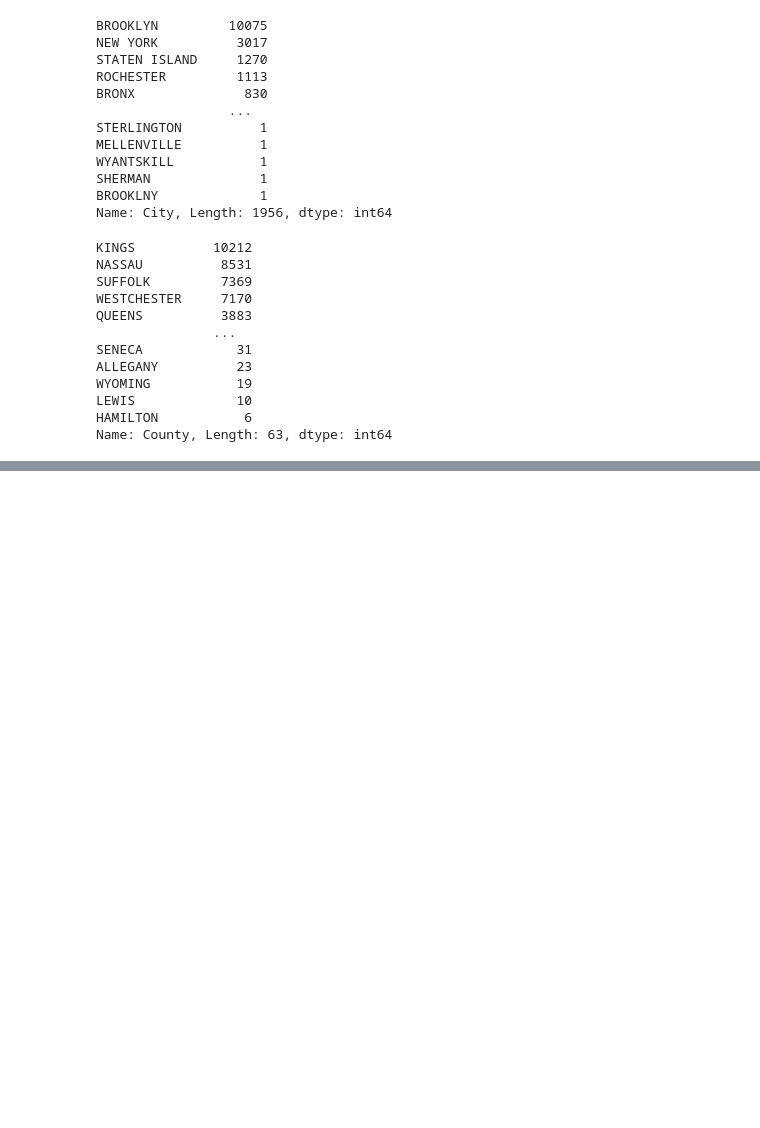
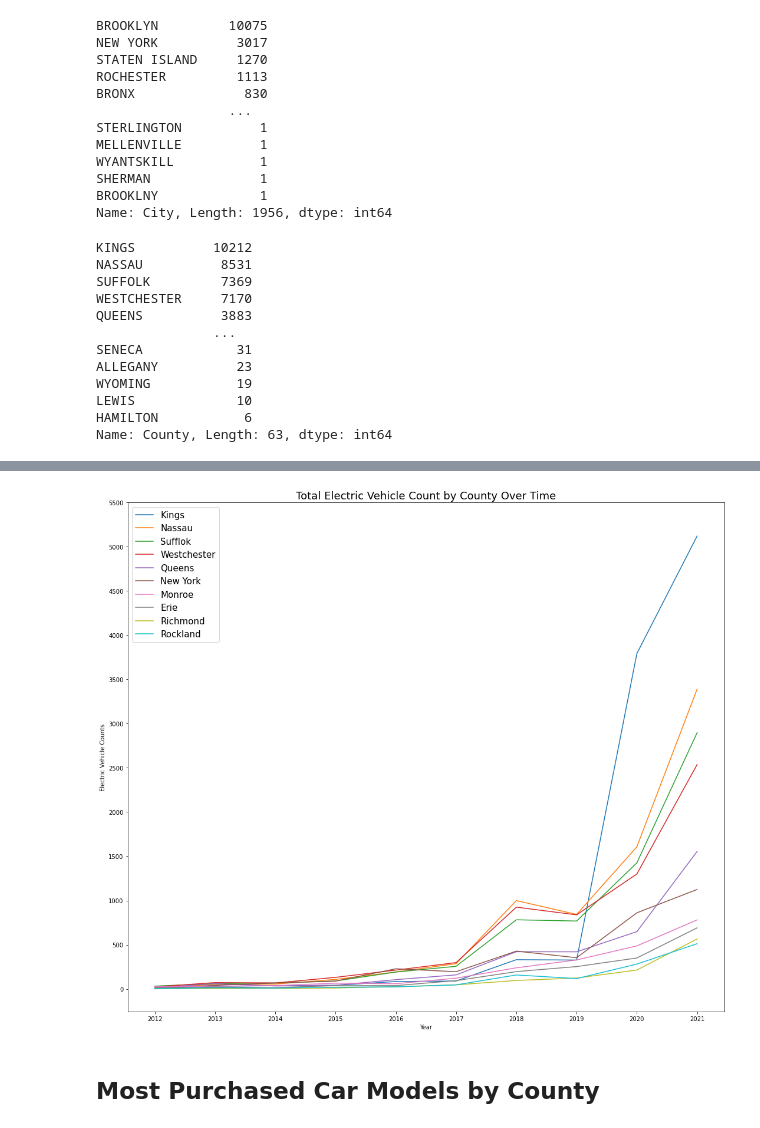
Before and after one commit to Hosseindbr/Ev-projected-sale, a Jupyter notebook: New York registrations .ipynb, the cells around one changed output, grey strips where cells are left out. Saved outputs shown, nothing was run; the diff lists cells and outputs as text; code cells hidden in the pictures; blank space fills up the shorter version.

```diff
--- a/New York registrations .ipynb
+++ b/New York registrations .ipynb
@@ -443,0 +582,17 @@ Name: County, Length: 63, dtype: int64
+# %%
+# Drop County with NA values
+NYS_registrations_by_county_df = NYS_registrations_by_all_county_df.dropna()
+
+# Format
+NYS_registrations_by_county_df["2012"] = NYS_registrations_by_county_df["2012"].map("{:.0f}".format)
+NYS_registrations_by_county_df["2013"] = NYS_registrations_by_county_df["2013"].map("{:.0f}".format)
+NYS_registrations_by_county_df["2014"] = NYS_registrations_by_county_df["2014"].map("{:.0f}".format)
+NYS_registrations_by_county_df["2015"] = NYS_registrations_by_county_df["2015"].map("{:.0f}".format)
+NYS_registrations_by_county_df["2016"] = NYS_registrations_by_county_df["2016"].map("{:.0f}".format)
+NYS_registrations_by_county_df["2017"] = NYS_registrations_by_county_df["2017"].map("{:.0f}".format)
+NYS_registrations_by_county_df["2018"] = NYS_registrations_by_county_df["2018"].map("{:.0f}".format)
+NYS_registrations_by_county_df["2019"] = NYS_registrations_by_county_df["2019"].map("{:.0f}".format)
+NYS_registrations_by_county_df["2020"] = NYS_registrations_by_county_df["2020"].map("{:.0f}".format)
+NYS_registrations_by_county_df["2021"] = NYS_registrations_by_county_df["2021"].map("{:.0f}".format)
+
+NYS_registrations_by_county_df
@@ -443,0 +634,5 @@ Name: County, Length: 63, dtype: int64
+# %%
+# Too many counties, select the top 10 counties based on the registrations number in 2021
+NYS_registrations_by_county_df = NYS_registrations_by_county_df.astype(int)
+NYS_registrations_by_county_10_df = NYS_registrations_by_county_df.sort_values(['2021'],ascending = False).head(10).T
+NYS_registrations_by_county_10_df
@@ -443,0 +651,25 @@ Name: County, Length: 63, dtype: int64
+# %%
+# Create a mutiple-line chart for the top 10 counties
+fig, ax = plt.subplots(figsize=(15,13))
+ax.plot(NYS_registrations_by_county_10_df['KINGS'],label='Kings')
+ax.plot(NYS_registrations_by_county_10_df['NASSAU'],label='Nassau')
+ax.plot(NYS_registrations_by_county_10_df['SUFFOLK'],label='Sufflok')
+ax.plot(NYS_registrations_by_county_10_df['WESTCHESTER'],label='Westchester')
+ax.plot(NYS_registrations_by_county_10_df['QUEENS'],label='Queens')
+ax.plot(NYS_registrations_by_county_10_df['NEW YORK'],label='New York')
+ax.plot(NYS_registrations_by_county_10_df['MONROE'],label='Monroe')
+ax.plot(NYS_registrations_by_county_10_df['ERIE'],label='Erie')
+ax.plot(NYS_registrations_by_county_10_df['RICHMOND'],label='Richmond')
+ax.plot(NYS_registrations_by_county_10_df['ROCKLAND'],label='Rockland')
+
+ax.set_xlabel('Year')
+ax.set_ylabel('Electric Vehicle Counts')
+ax.set_title('Total Electric Vehicle Count by County Over Time',fontsize=18)
+ax.set_yticks(range(0,6000,500))
+ax.legend(fontsize=15)
+plt.tight_layout()
+plt.savefig('Images/EV_Count_by_County_Over_Time.png', facecolor='white');
+# %% [output]
+[figure, added]
+# %% [markdown]
+## Most Purchased Car Models by County
```
Also changed, not shown: parts of 59 cells of this notebook, 19 other files.
